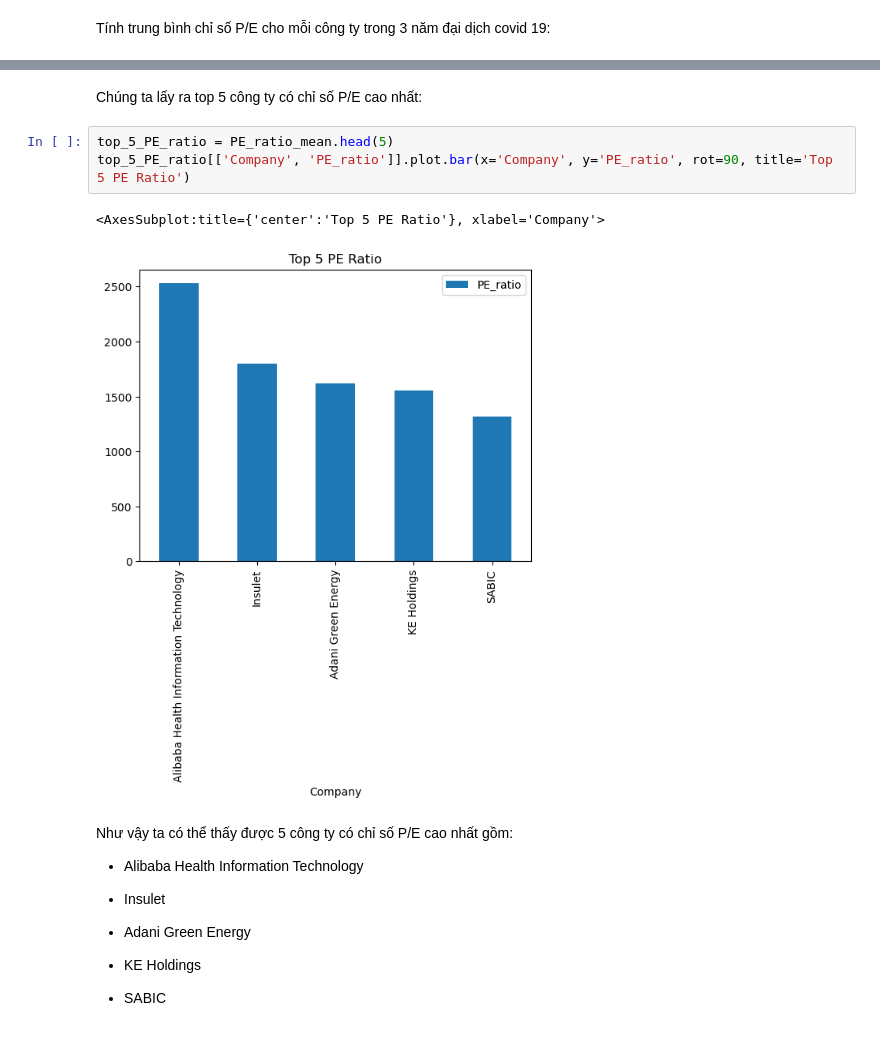
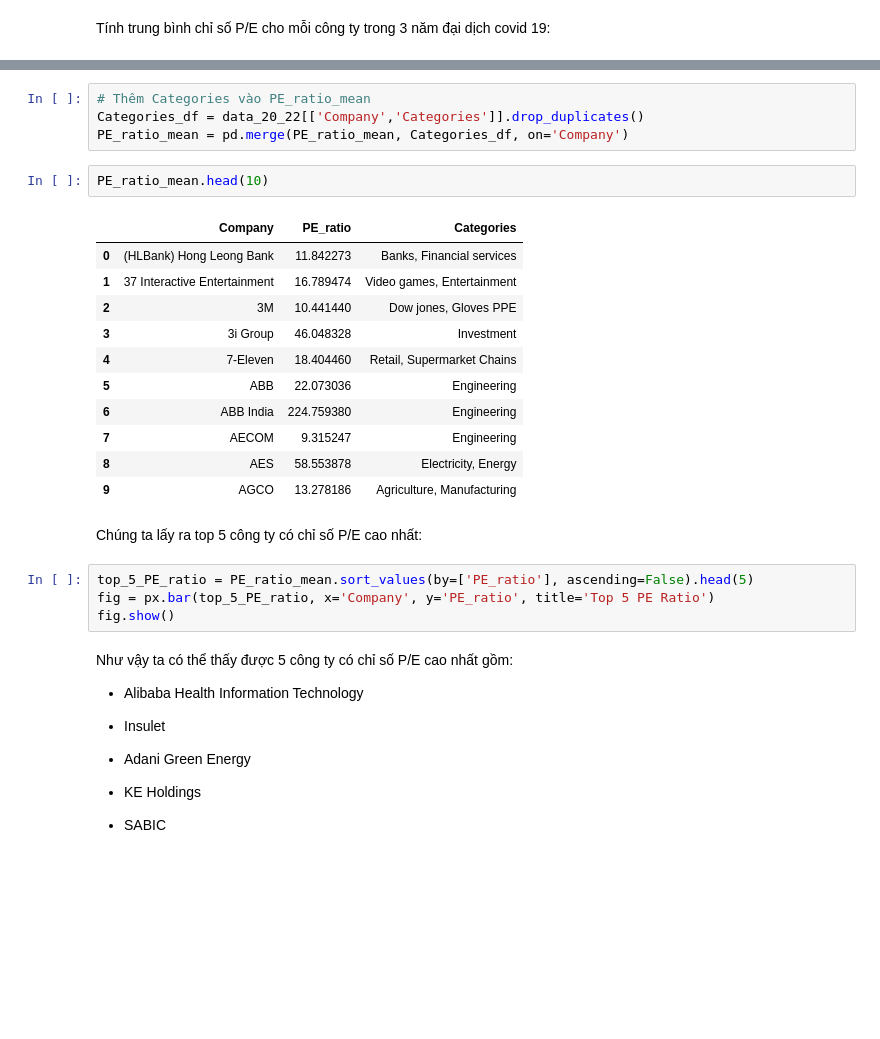
Before and after one commit to HuyAnhTon/Intro2DS_FinalProject, a Jupyter notebook: notebooks/question_1.ipynb, the cells around one changed output, grey strips where cells are left out. Saved outputs shown, nothing was run; the diff lists cells and outputs as text; blank space fills up the shorter version.

```diff
--- a/notebooks/question_1.ipynb
+++ b/notebooks/question_1.ipynb
@@ -97,11 +99,27 @@ PE_ratio_mean[['PE_ratio']].head(10)
+# %%
+# Thêm Categories vào PE_ratio_mean
+Categories_df = data_20_22[['Company','Categories']].drop_duplicates()
+PE_ratio_mean = pd.merge(PE_ratio_mean, Categories_df, on='Company')
+# %%
+PE_ratio_mean.head(10)
+# %% [output]
+|  | Company | PE_ratio | Categories |
+| 0 | (HLBank) Hong Leong Bank | 11.842273 | Banks, Financial services |
+| 1 | 37 Interactive Entertainment | 16.789474 | Video games, Entertainment |
+| 2 | 3M | 10.441440 | Dow jones, Gloves PPE |
+| 3 | 3i Group | 46.048328 | Investment |
+| 4 | 7-Eleven | 18.404460 | Retail, Supermarket Chains |
+| 5 | ABB | 22.073036 | Engineering |
+| 6 | ABB India | 224.759380 | Engineering |
+| 7 | AECOM | 9.315247 | Engineering |
+| 8 | AES | 58.553878 | Electricity, Energy |
+| 9 | AGCO | 13.278186 | Agriculture, Manufacturing |
 # %% [markdown]
 Chúng ta lấy ra top 5 công ty có chỉ số P/E cao nhất:
 # %%
-top_5_PE_ratio = PE_ratio_mean.head(5)
-top_5_PE_ratio[['Company', 'PE_ratio']].plot.bar(x='Company', y='PE_ratio', rot=90, title='Top 5 PE Ratio')
+top_5_PE_ratio = PE_ratio_mean.sort_values(by=['PE_ratio'], ascending=False).head(5)
+fig = px.bar(top_5_PE_ratio, x='Company', y='PE_ratio', title='Top 5 PE Ratio')
+fig.show()
-# %% [output]
-<AxesSubplot:title={'center':'Top 5 PE Ratio'}, xlabel='Company'>
-[figure, removed]
 # %% [markdown]
 Như vậy ta có thể thấy được 5 công ty có chỉ số P/E cao nhất gồm:
 - Alibaba Health Information Technology
```
Also changed, not shown: parts of 15 cells of this notebook.
